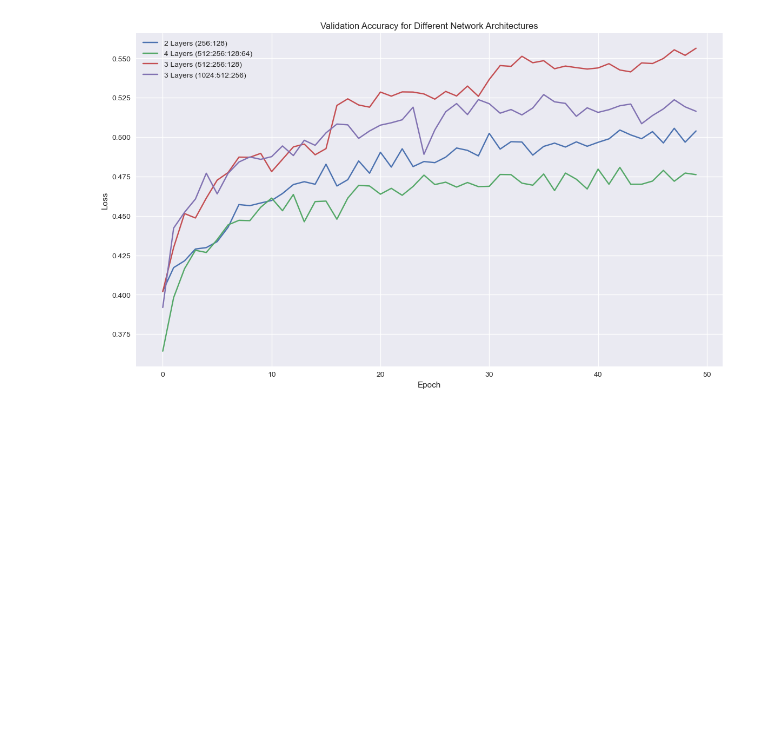
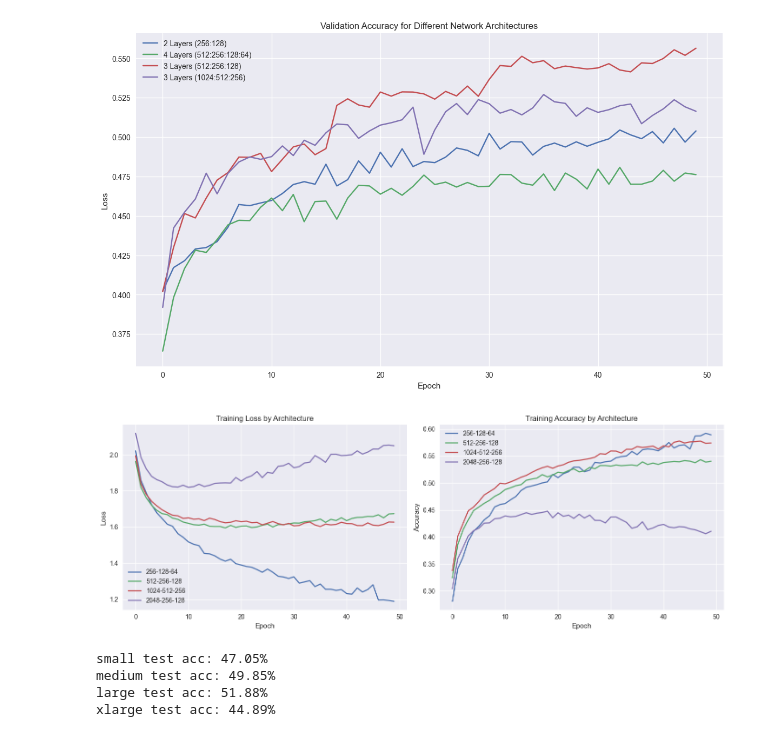
Before and after one commit to ZH0555/PMAI-Group-5, a Jupyter notebook: src/analysis/nn-analysis.ipynb, the cells around one changed output. Cells and saved outputs as stored; diff of their text form; code cells hidden in the pictures; blank space fills up the shorter version.

Commit message:
added nn analysis graphs

```diff
--- a/src/analysis/nn-analysis.ipynb
+++ b/src/analysis/nn-analysis.ipynb
@@ -199,3 +199,44 @@ plt.grid(True)
 plt.show()
 # %% [output]
 [figure]
+# %%
+# architecture comparison
+small = np.load('../nn-logs/NN_256:128:64_LeakyReLU_Adam_LR=0.001_Dropout=0.2:0.2:0.3_batch=20000_epochs=50.npz')
+medium = np.load('../nn-logs/NN_512:256:128_LeakyReLU_Adam_LR=0.0005_Dropout=0.25:0.35:0.4_L2=0.0001_batch=50000_epochs=50.npz')
+large = np.load('../nn-logs/NN_1024_512_256_LeakyReLU_Adam_LR=0.0005_Dropout=0.2_0.35_0.45_L2=0.0001_batch=50000_epochs=50.npz')
+xlarge = np.load('../nn-logs/NN_2048_256_128_LeakyReLU_Adam_LR=0.0005_Dropout=0.2-0.35-0.45_L2=0.0001_batch=50000_epochs=50.npz')
+
+fig, (ax1, ax2) = plt.subplots(1, 2, figsize=(14, 5))
+
+ax1.plot(small['arr_0'], label='256-128-64')
+ax1.plot(medium['arr_0'], label='512-256-128')
+ax1.plot(large['arr_0'], label='1024-512-256')
+ax1.plot(xlarge['arr_0'], label='2048-256-128')
+ax1.set_xlabel('Epoch')
+ax1.set_ylabel('Loss')
+ax1.set_title('Training Loss by Architecture')
+ax1.legend()
+
+ax2.plot(small['arr_1'], label='256-128-64')
+ax2.plot(medium['arr_1'], label='512-256-128')
+ax2.plot(large['arr_1'], label='1024-512-256')
+ax2.plot(xlarge['arr_1'], label='2048-256-128')
+ax2.set_xlabel('Epoch')
+ax2.set_ylabel('Accuracy')
+ax2.set_title('Training Accuracy by Architecture')
+ax2.legend()
+
+plt.tight_layout()
+plt.savefig('architecture_comparison.png')
+plt.show()
+
+print(f"small test acc: {small['arr_5']:.2%}")
+print(f"medium test acc: {medium['arr_5']:.2%}")
+print(f"large test acc: {large['arr_5']:.2%}")
+print(f"xlarge test acc: {xlarge['arr_5']:.2%}")
+# %% [output]
+[figure, added]
+small test acc: 47.05%
+medium test acc: 49.85%
+large test acc: 51.88%
+xlarge test acc: 44.89%
```
Also changed, not shown: parts of 11 cells of this notebook, 7 other files.
